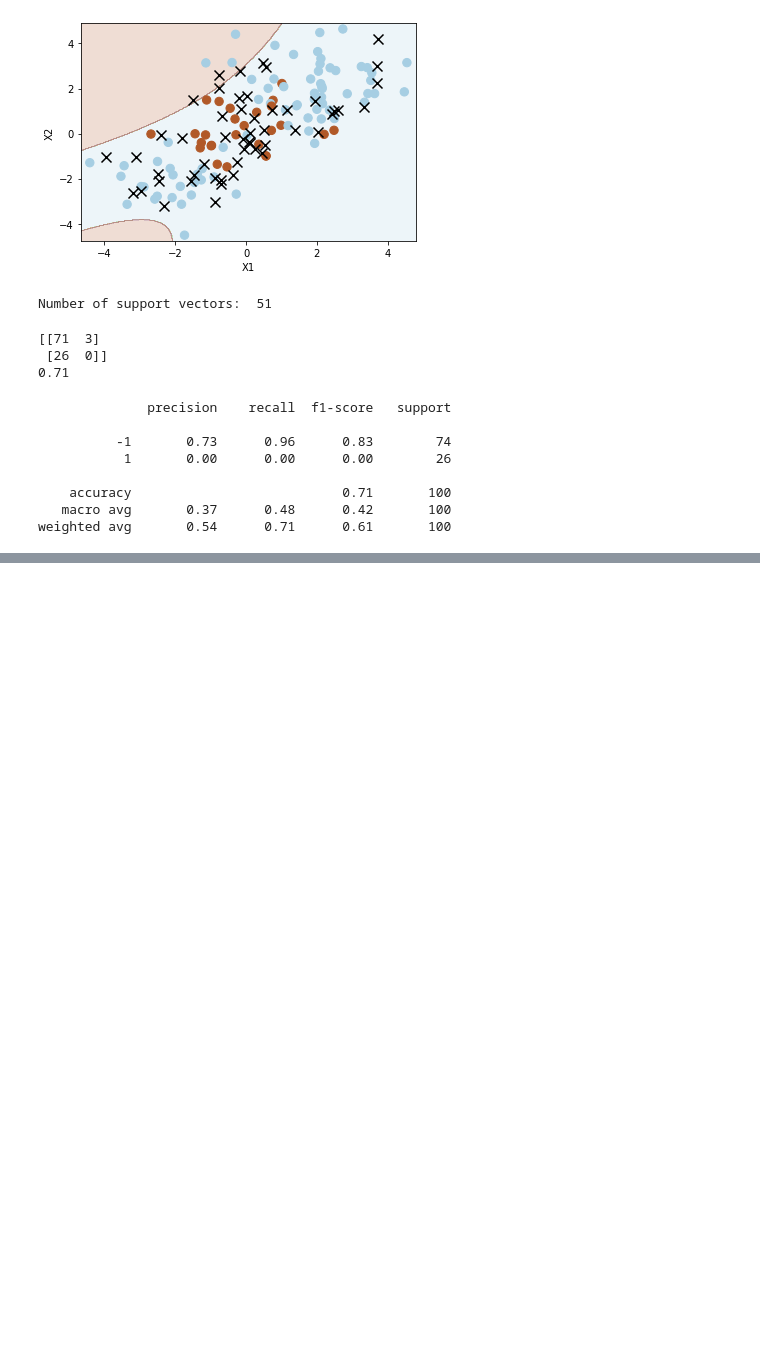
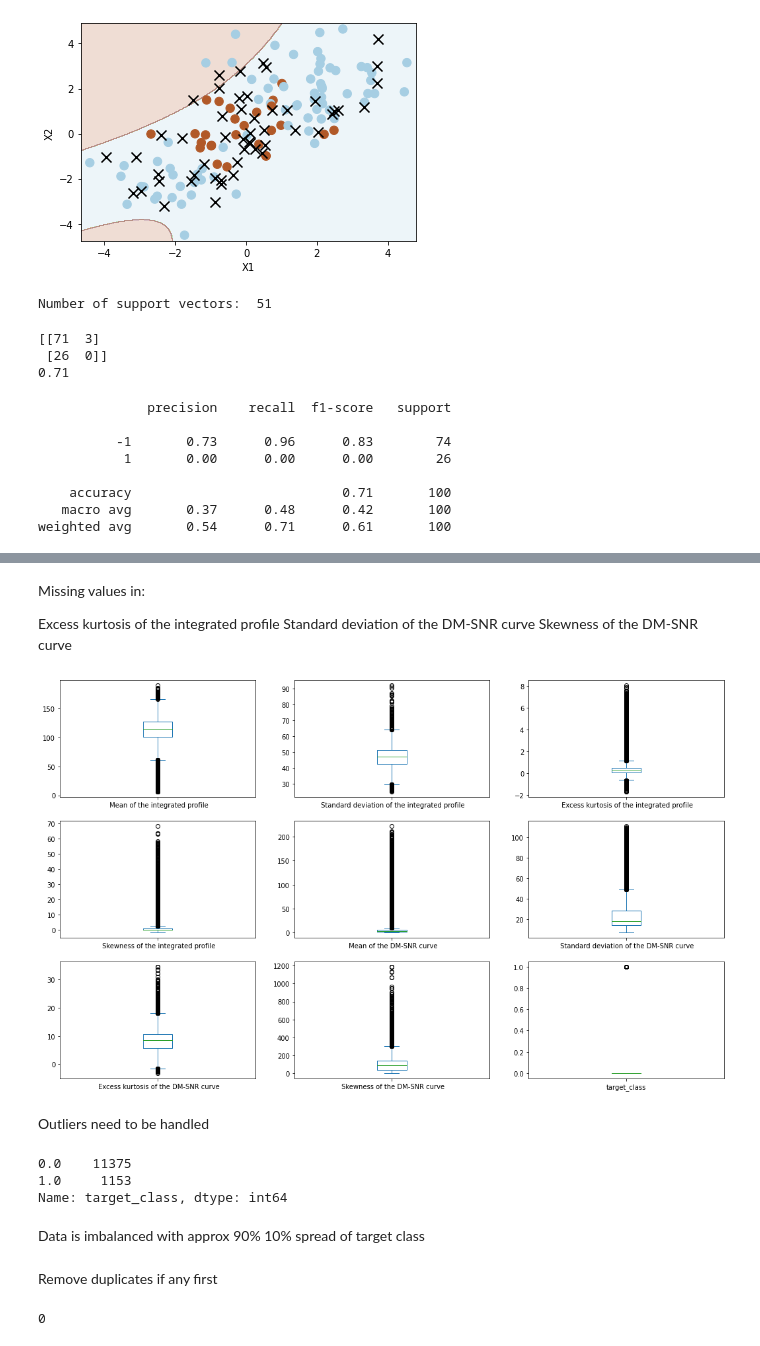
Before and after one commit to TrushaT/Data-Science-, a Jupyter notebook: DS_Exp8.ipynb, the cells around one changed output, grey strips where cells are left out. Cells and saved outputs as stored; diff of their text form; code cells hidden in the pictures; blank space fills up the shorter version.

```diff
--- a/DS_Exp8.ipynb
+++ b/DS_Exp8.ipynb
@@ -335,0 +353,3 @@ weighted avg       0.54      0.71      0.61       100
+# %%
+train_data = pd.read_csv('pulsar_data_train.csv', encoding='cp1252', delimiter=',', quotechar='"')
+test_data = pd.read_csv('pulsar_data_test.csv', encoding='cp1252', delimiter=',', quotechar='"')
@@ -335,0 +408,29 @@ weighted avg       0.54      0.71      0.61       100
+# %% [markdown]
+Missing values in:
+
+Excess kurtosis of the integrated profile
+Standard deviation of the DM-SNR curve
+Skewness of the DM-SNR curve
+# %%
+import matplotlib.pyplot as plt
+
+train_data.plot(kind = "box" , subplots = True , figsize = (18,15) ,  layout = (4,3))
+plt.show()
+# %% [output]
+[figure, added]
+# %% [markdown]
+Outliers need to be handled
+# %%
+train_data['target_class'].value_counts()
+# %% [output]
+0.0    11375
+1.0     1153
+Name: target_class, dtype: int64
+# %% [markdown]
+Data is imbalanced with approx 90% 10% spread of target class
+# %% [markdown]
+Remove duplicates if any first
+# %%
+len(train_data)-len(train_data.drop_duplicates())
+# %% [output]
+0
```
Also changed, not shown: parts of 31 cells of this notebook.
